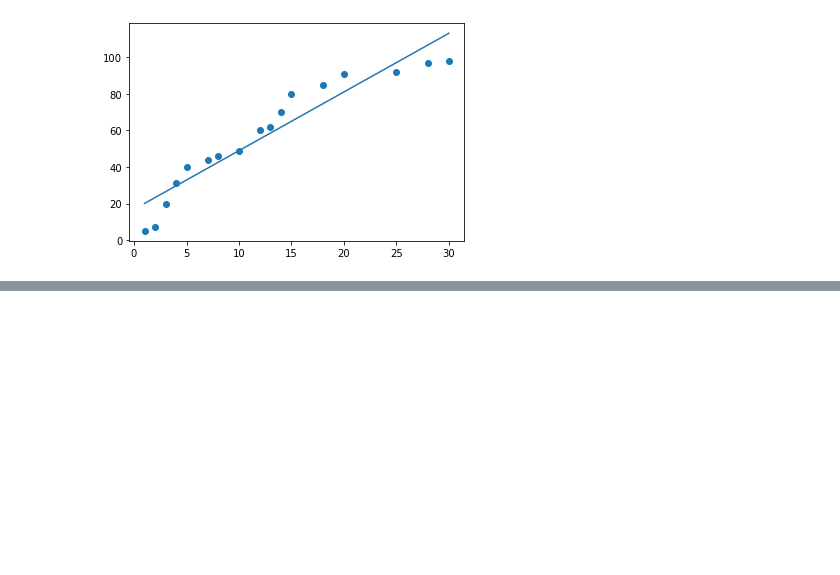
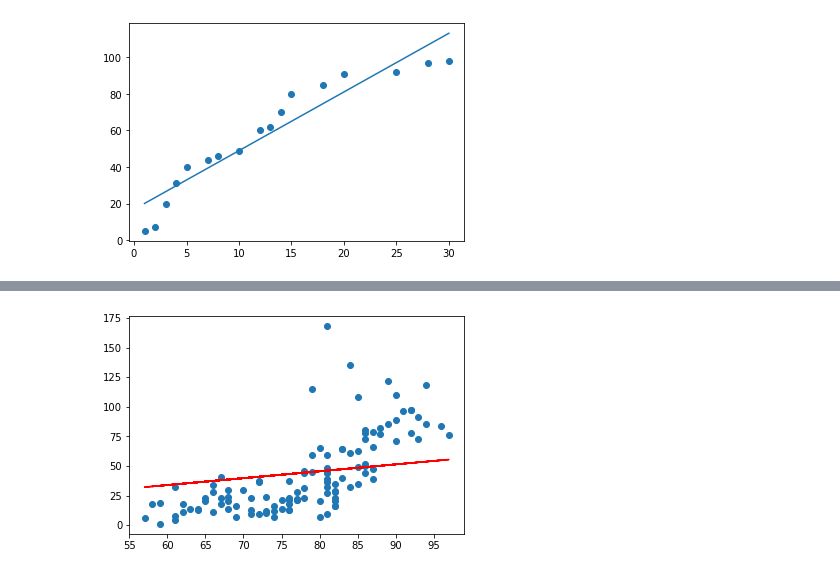
Before and after one commit to sehun4239/Data-analysis-Machine-Learning-Basic, a Jupyter notebook: 03.Machine_Learning.ipynb, the cells around one changed output, grey strips where cells are left out. Saved outputs shown, nothing was run; the diff lists cells and outputs as text; code cells hidden in the pictures; blank space fills up the shorter version.

```diff
--- a/03.Machine_Learning.ipynb
+++ b/03.Machine_Learning.ipynb
@@ -414,3 +414,101 @@ W : [[3.21838795]], b: [16.72022082], loss : 88.35105727807876
 W : [[3.21495418]], b: [16.78457561], loss : 88.34631219864458
 [[77.86821115]]
 [figure]
+# %%
+# Simple Linear Regression
+# 온도에 따른 오존량 예측
+
+import numpy as np
+import pandas as pd
+import matplotlib.pyplot as plt
+# from my_library.machine_learning_library import numerical_derivative
+
+def numerical_derivative(f,x):
+    # f : 미분하려고 하는 다변수 함수
+    # x : 모든 변수를 포함하고 있는 ndarray (차원 상관없이)
+
+    delta_x = 1e-4
+    derivative_x = np.zeros_like(x)  # 미분한 결과를 저장하는 ndarray
+
+    # iterator를 이용해서 입력변수 x에 대해 편미분을 수행
+    it = np.nditer(x, flags=['multi_index'])
+
+    while not it.finished:
+        idx = it.multi_index    # iterator의 현재 index를 추출 (tuple)
+
+        # 현재 칸의 값을 어딘가에 잠시 저장해야한다.
+        tmp = x[idx]
+
+        x[idx] = tmp + delta_x
+        fx_plus_delta = f(x)   # f(x + delta_x)
+
+        x[idx] = tmp - delta_x
+        fx_minus_delta = f(x)   # f(x - delta_x)
+
+        derivative_x[idx] = (fx_plus_delta - fx_minus_delta) / (2 * delta_x)
+
+        x[idx] = tmp     # 데이터를 원상 복구
+
+        it.iternext()
+
+    return derivative_x
+
+# 1. Raw Data Loading
+df = pd.read_csv('./data/ozone.csv')
+display(df)
+
+# 2. Data Preprocessing(데이터 전처리)
+#    - 결측치 처리 => 삭제 ! (결측치가 10% 미만이면 삭제해도 무방)
+#                  - 10% 이상이면 값을 변경 (평균, 최대, 최소등)
+#    - 이상치 처리(outlier)
+#      - 이상치를 검출하고 변경하는 작업
+#    - 데이터 정규화 작업
+#    - 학습에 필요한 컬럼을 추출, 새로 생성.
+
+# 필요한 column(Temp, Ozone)만 추출해서 결측값 제거
+
+training_data = df[['Temp','Ozone']]
+print(training_data.shape)  # (153, 2)
+
+training_data = training_data.dropna(how='any')
+print(training_data.shape)  # (116, 2)
+
+# 3. Training Data Set
+x_data = training_data['Temp'].values.reshape(-1,1)
+t_data = training_data['Ozone'].values.reshape(-1,1)
+
+# 4. 지금 우리는 Simple Linear Regression
+#    y = Wx + b => 우리가 구해야 하는 W.B를 정의
+W = np.random.rand(1,1)
+b = np.random.rand(1)
+
+# 5. loss function 정의
+def loss_func(x,t):
+
+    y = np.dot(x,W) + b
+
+    return np.mean(np.power((t-y),2))   # 최소제곱법에 대한 코드
+
+# 6. 학습종료 후 예측값을 알아오는 함수
+def predict(x):
+    return np.dot(x,W) + b
+
+# 7. 프로그램에서 필요한 변수들 정의
+learning_rate = 1e-5
+f = lambda x : loss_func(x_data,t_data)
+
+# 8. 학습을 진행 !
+for step in range(30000):
+
+    W -= learning_rate * numerical_derivative(f, W)
+    b -= learning_rate * numerical_derivative(f, b)
+
+    if step % 3000 == 0 :
+        print('W: {}, b: {}, loss: {}'.format(W,b,loss_func(x_data, t_data)))
+
+# 9. 그래프로 확인해보아요
+
+plt.scatter(x_data,t_data)
+plt.plot(x_data, np.dot(x_data,W) + b, color='r')
+plt.show()
+# %% [output]
@@ -416,0 +540 @@ W : [[3.21495418]], b: [16.78457561], loss : 88.34631219864458
+[figure, added]
```
Also changed, not shown: parts of 4 cells of this notebook.
